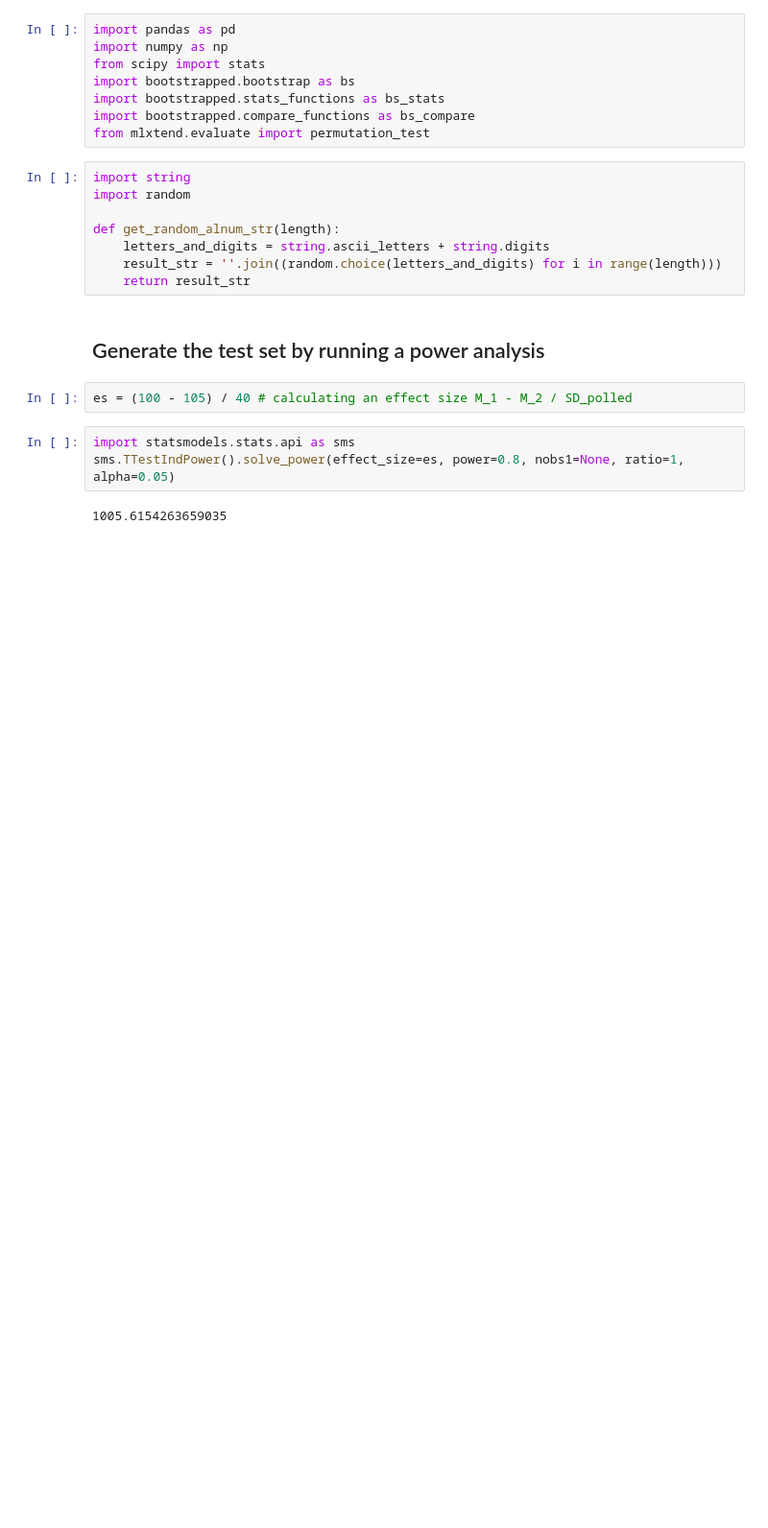
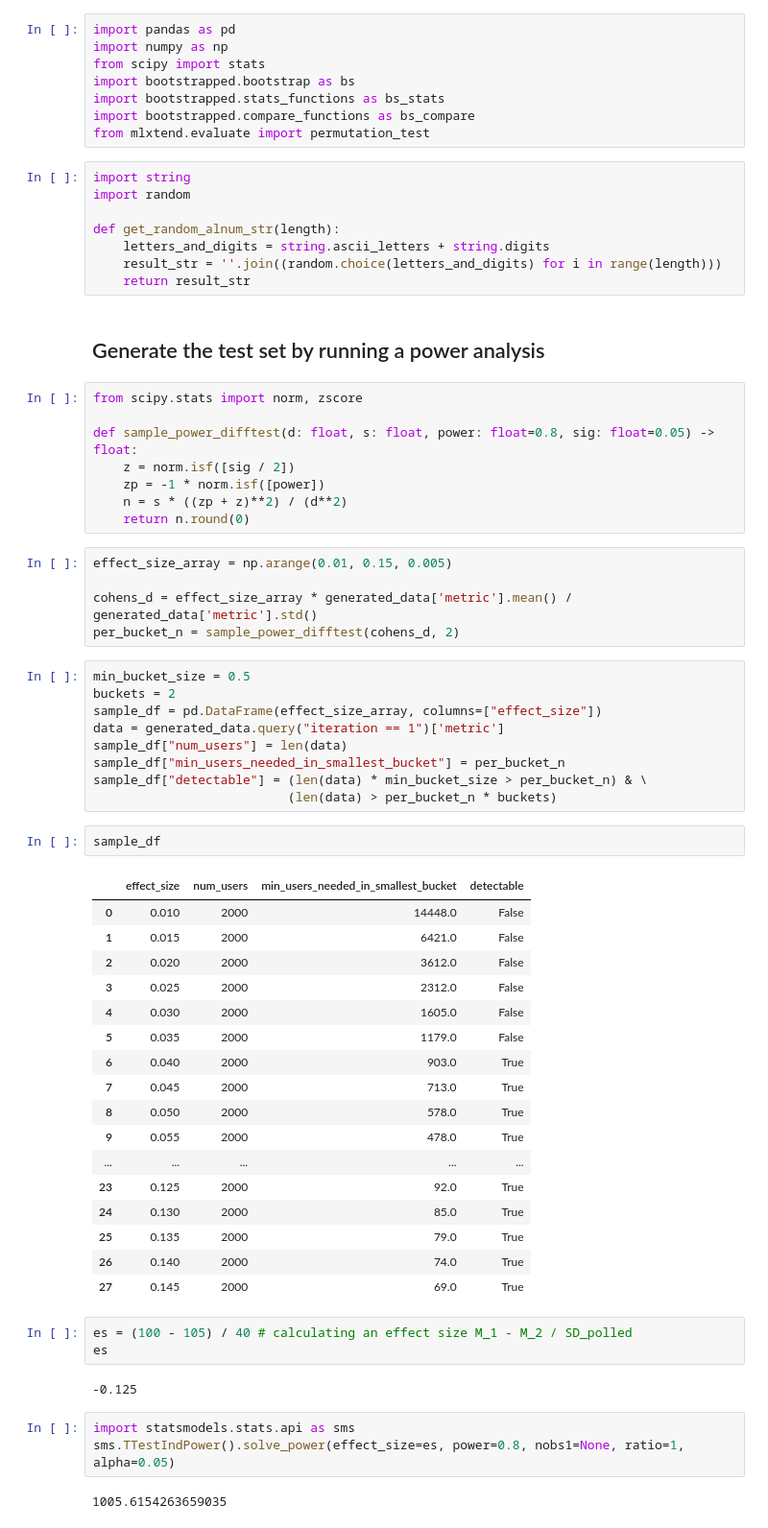
Before and after one commit to novayazarya/utils, a Jupyter notebook: t-test_bootstrap_permutation-test.ipynb, the cells around one changed output. Shown: that part at 96% size. Cells and saved outputs as stored; diff of their text form; blank space fills up the shorter version.

```diff
--- a/t-test_bootstrap_permutation-test.ipynb
+++ b/t-test_bootstrap_permutation-test.ipynb
@@ -18,8 +18,53 @@ def get_random_alnum_str(length):
     return result_str
 # %% [markdown]
 ## Generate the test set by running a power analysis
+# %%
+from scipy.stats import norm, zscore
+
+def sample_power_difftest(d: float, s: float, power: float=0.8, sig: float=0.05) -> float:
+    z = norm.isf([sig / 2])
+    zp = -1 * norm.isf([power])
+    n = s * ((zp + z)**2) / (d**2)
+    return n.round(0)
+# %%
+effect_size_array = np.arange(0.01, 0.15, 0.005)
+
+cohens_d = effect_size_array * generated_data['metric'].mean() / generated_data['metric'].std()
+per_bucket_n = sample_power_difftest(cohens_d, 2)
+# %%
+min_bucket_size = 0.5
+buckets = 2
+sample_df = pd.DataFrame(effect_size_array, columns=["effect_size"])
+data = generated_data.query("iteration == 1")['metric']
+sample_df["num_users"] = len(data)
+sample_df["min_users_needed_in_smallest_bucket"] = per_bucket_n
+sample_df["detectable"] = (len(data) * min_bucket_size > per_bucket_n) & \
+                          (len(data) > per_bucket_n * buckets)
+# %%
+sample_df
+# %% [output]
+|  | effect_size | num_users | min_users_needed_in_smallest_bucket | detectable |
+| 0 | 0.010 | 2000 | 14448.0 | False |
+| 1 | 0.015 | 2000 | 6421.0 | False |
+| 2 | 0.020 | 2000 | 3612.0 | False |
+| 3 | 0.025 | 2000 | 2312.0 | False |
+| 4 | 0.030 | 2000 | 1605.0 | False |
+| 5 | 0.035 | 2000 | 1179.0 | False |
+| 6 | 0.040 | 2000 | 903.0 | True |
+| 7 | 0.045 | 2000 | 713.0 | True |
+| 8 | 0.050 | 2000 | 578.0 | True |
+| 9 | 0.055 | 2000 | 478.0 | True |
+| ... | ... | ... | ... | ... |
+| 23 | 0.125 | 2000 | 92.0 | True |
+| 24 | 0.130 | 2000 | 85.0 | True |
+| 25 | 0.135 | 2000 | 79.0 | True |
+| 26 | 0.140 | 2000 | 74.0 | True |
+| 27 | 0.145 | 2000 | 69.0 | True |
 # %%
 es = (100 - 105) / 40 # calculating an effect size M_1 - M_2 / SD_polled
+es
+# %% [output]
+-0.125
 # %%
 import statsmodels.stats.api as sms
 sms.TTestIndPower().solve_power(effect_size=es, power=0.8, nobs1=None, ratio=1, alpha=0.05)
```
Also changed, not shown: parts of 6 cells of this notebook.
